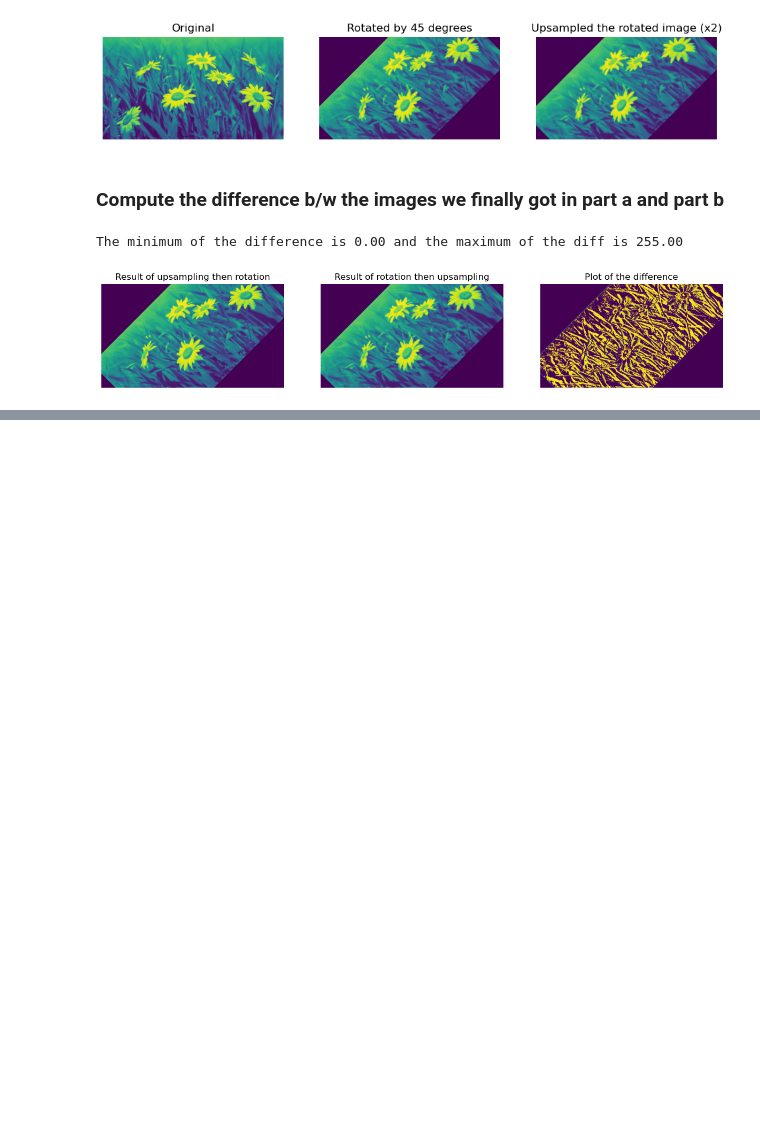
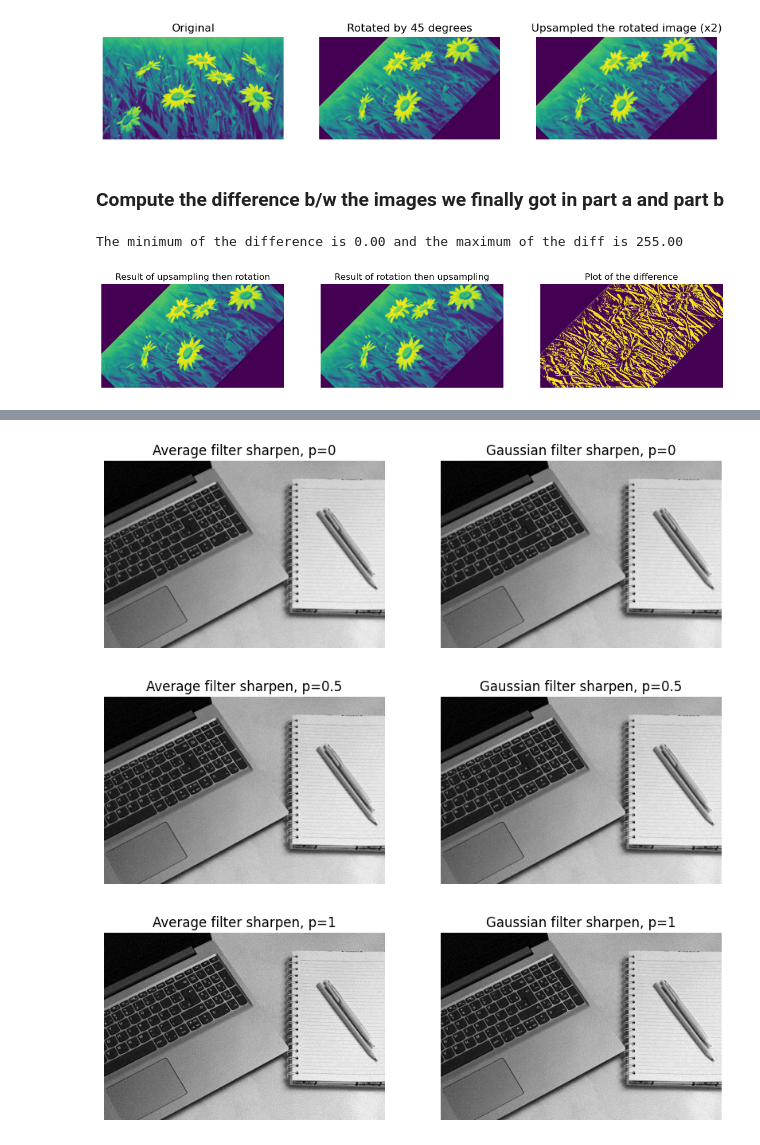
Before and after one commit to Pritam1102/DIP2025, a Jupyter notebook: assignment2.ipynb, the cells around one changed output, grey strips where cells are left out. Saved outputs shown, nothing was run; the diff lists cells and outputs as text; code cells hidden in the pictures; blank space fills up the shorter version.

```diff
--- a/assignment2.ipynb
+++ b/assignment2.ipynb
@@ -298,0 +330,45 @@ plt.show()
+# %%
+average_filter = np.ones((3,3))/9
+gaussian_filter = np.array([[1,2,1,],[2,4,2], [1,2,1]])/16
+# %%
+def sharpenAdjust(img, p):
+    # Convert to grayscale
+    img = img.convert('L')
+    img = np.array(img, dtype=np.float32)
+
+    # Define filters
+    average_filter = np.ones((3,3), dtype=np.float32) / 9.0
+    gaussian_filter = np.array([[1, 2, 1],
+                                [2, 4, 2],
+                                [1, 2, 1]], dtype=np.float32) / 16.0
+
+    # Blurring
+    avg_blurred = convolve(img, average_filter)
+    gauss_blurred = convolve(img, gaussian_filter)
+
+    # Unsharp masking
+    avg_sharpened = (1 + p) * img - p * avg_blurred
+    gauss_sharpened = (1 + p) * img - p * gauss_blurred
+
+    # Clip to valid range
+    avg_sharpened = np.clip(avg_sharpened, 0, 255).astype(np.uint8)
+    gauss_sharpened = np.clip(gauss_sharpened, 0, 255).astype(np.uint8)
+
+    return avg_sharpened, gauss_sharpened
+# %%
+for p in [0, 0.5, 1]:
+    avg_sharp, gauss_sharp = sharpenAdjust(study, p)
+    plt.figure(figsize=(10,4))
+    plt.subplot(1,2,1)
+    plt.imshow(avg_sharp, cmap='gray')
+    plt.title(f'Average filter sharpen, p={p}')
+    plt.axis('off')
+    plt.subplot(1,2,2)
+    plt.imshow(gauss_sharp, cmap='gray')
+    plt.title(f'Gaussian filter sharpen, p={p}')
+    plt.axis('off')
+    plt.show()
+# %% [output]
+[figure, added]
+[figure, added]
+[figure, added]
```
Also changed, not shown: parts of 6 cells of this notebook.
